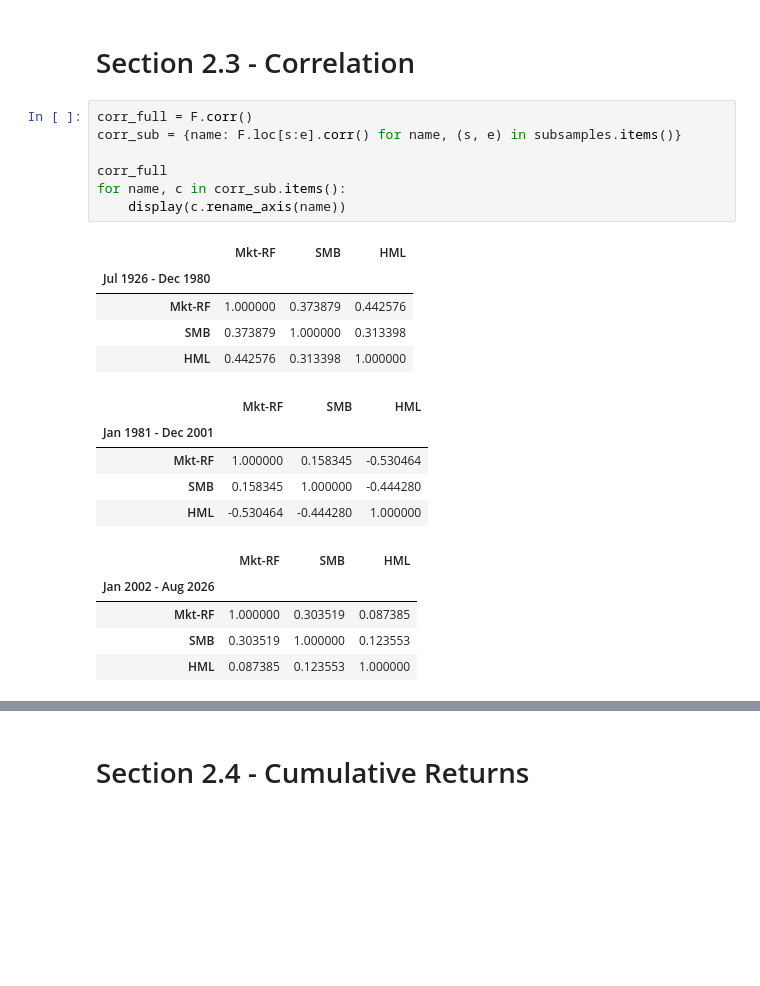
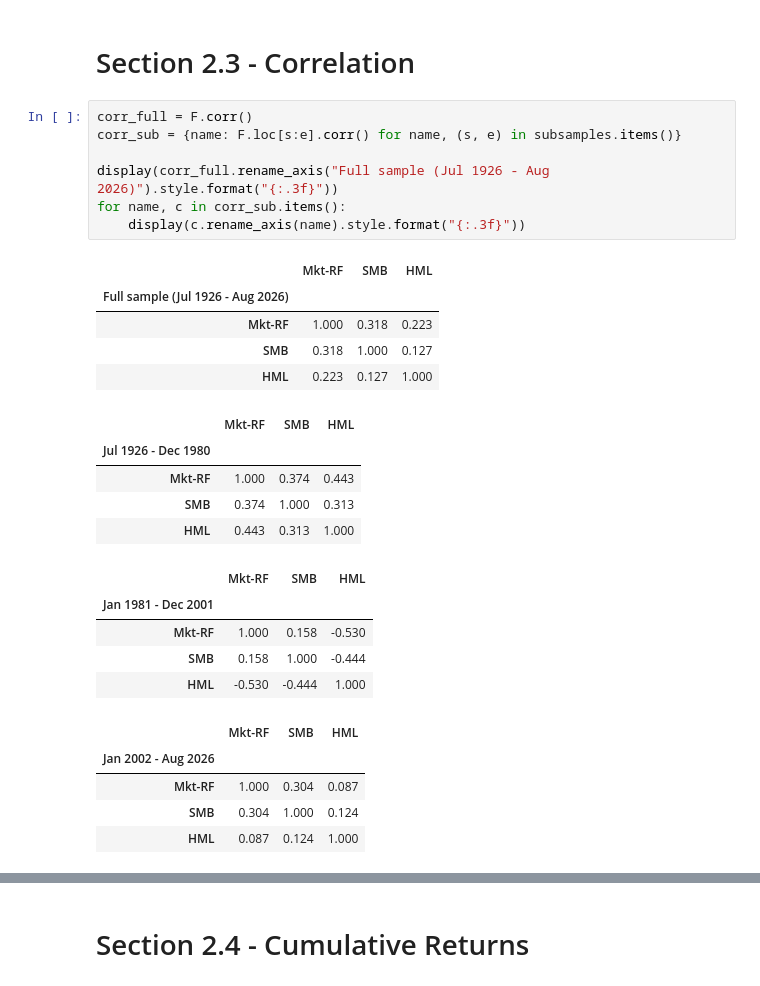
Before and after one commit to Brendon-Wang/finm-36700portfolio, a Jupyter notebook: hw4_dfa/dfa_factor_investing.ipynb, the cells around one changed output, grey strips where cells are left out. Drawn from its saved outputs; the diff is of its cells as text; blank space fills up the shorter version.

```diff
--- a/hw4_dfa/dfa_factor_investing.ipynb
+++ b/hw4_dfa/dfa_factor_investing.ipynb
@@ -71,24 +97,29 @@ All 3 factors are positive for the most recent period but notably the only one t
 # %%
 corr_full = F.corr()
 corr_sub = {name: F.loc[s:e].corr() for name, (s, e) in subsamples.items()}
 
-corr_full
+display(corr_full.rename_axis("Full sample (Jul 1926 - Aug 2026)").style.format("{:.3f}"))
 for name, c in corr_sub.items():
-    display(c.rename_axis(name))
+    display(c.rename_axis(name).style.format("{:.3f}"))
 # %% [output]
 |  | Mkt-RF | SMB | HML |
-| Jul 1926 - Dec 1980 |  |  |  |
-| Mkt-RF | 1.000000 | 0.373879 | 0.442576 |
-| SMB | 0.373879 | 1.000000 | 0.313398 |
-| HML | 0.442576 | 0.313398 | 1.000000 |
+| Full sample (Jul 1926 - Aug 2026) |  |  |  |
+| Mkt-RF | 1.000 | 0.318 | 0.223 |
+| SMB | 0.318 | 1.000 | 0.127 |
+| HML | 0.223 | 0.127 | 1.000 |
 |  | Mkt-RF | SMB | HML |
-| Jan 1981 - Dec 2001 |  |  |  |
-| Mkt-RF | 1.000000 | 0.158345 | -0.530464 |
-| SMB | 0.158345 | 1.000000 | -0.444280 |
-| HML | -0.530464 | -0.444280 | 1.000000 |
+| Jul 1926 - Dec 1980 |  |  |  |
+| Mkt-RF | 1.000 | 0.374 | 0.443 |
+| SMB | 0.374 | 1.000 | 0.313 |
+| HML | 0.443 | 0.313 | 1.000 |
 |  | Mkt-RF | SMB | HML |
-| Jan 2002 - Aug 2026 |  |  |  |
-| Mkt-RF | 1.000000 | 0.303519 | 0.087385 |
-| SMB | 0.303519 | 1.000000 | 0.123553 |
-| HML | 0.087385 | 0.123553 | 1.000000 |
+| Jan 1981 - Dec 2001 |  |  |  |
+| Mkt-RF | 1.000 | 0.158 | -0.530 |
+| SMB | 0.158 | 1.000 | -0.444 |
+| HML | -0.530 | -0.444 | 1.000 |
+|  | Mkt-RF | SMB | HML |
+| Jan 2002 - Aug 2026 |  |  |  |
+| Mkt-RF | 1.000 | 0.304 | 0.087 |
+| SMB | 0.304 | 1.000 | 0.124 |
+| HML | 0.087 | 0.124 | 1.000 |
 # %% [markdown]
```
Also changed, not shown: parts of 6 cells of this notebook, 2 other files.
